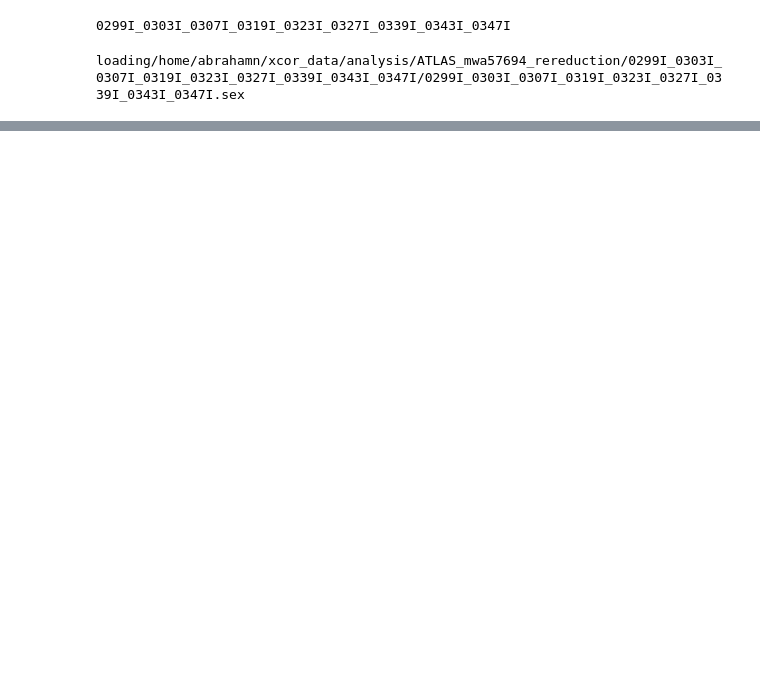
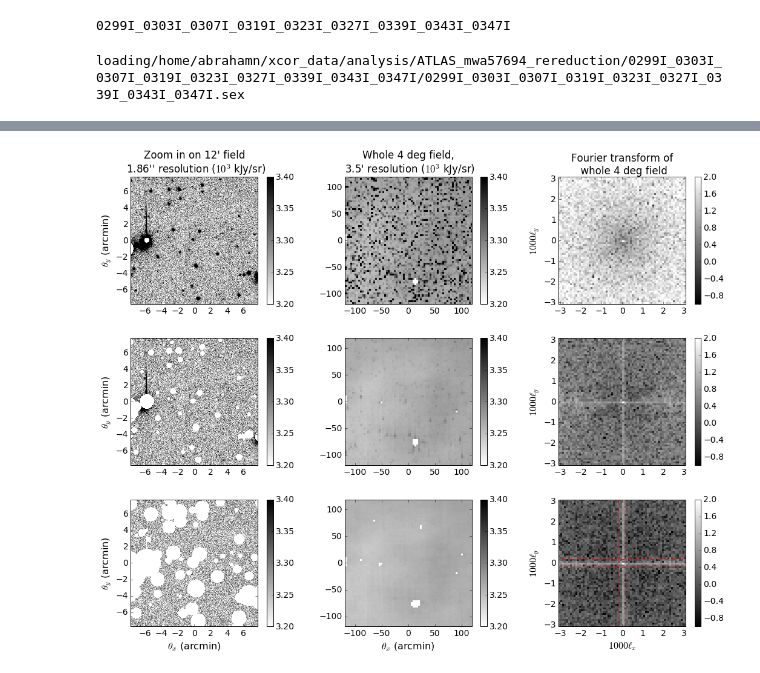
Before and after one commit to abrahamneben/21cmIRxcor, a Jupyter notebook: better_fg_masking_with_opt_pspec/big_foreground_masking_study.ipynb, the cells around one changed output, grey strips where cells are left out. Drawn from its saved outputs; the diff is of its cells as text; code cells hidden in the pictures; blank space fills up the shorter version.

```diff
--- a/better_fg_masking_with_opt_pspec/big_foreground_masking_study.ipynb
+++ b/better_fg_masking_with_opt_pspec/big_foreground_masking_study.ipynb
@@ -367,19 +402,0 @@ plt.ylabel('$\Delta(\ell)$ (kJy/sr)')
-# %%
-plt.figure(figsize=(15,20))
-
-num_paramsets = len(lbins_pspec_img_zoom_list)
-for i in range(num_paramsets):
-    lbins,pspec,img_kjy_per_sr_meansub,masked_img_zoom = lbins_pspec_img_zoom_list[num_paramsets-i-1]
-
-    plt.subplot(num_paramsets,3,3*i+1)
-    plt.imshow(masked_img_zoom[200:700,200:700],vmin=360,vmax=380,interpolation='nearest',cmap='gray_r')
-    plt.colorbar()
-
-    plt.subplot(num_paramsets,3,3*i+2)
-    plt.imshow(img_kjy_per_sr_meansub,interpolation='nearest',cmap='bwr')
-    plt.colorbar()
-
-    plt.subplot(num_paramsets,3,3*i+3)
-    plt.imshow(np.log10(np.abs(np.fft.fftshift(np.fft.fft2(img_kjy_per_sr_meansub)))),\
-               interpolation='nearest',cmap='gray',vmin=1,vmax=4)
-    plt.colorbar()
@@ -387,0 +403,67 @@ for i in range(num_paramsets):
+# %%
+plt.figure(figsize=(15,15))
+
+magzpt,exp_time_sec = 20.56,30
+dtheta_rad = asec_per_pixel/3600.*np.pi/180
+adu2kjy_per_sr = 3.631*(10**(-magzpt/2.5))/exp_time_sec/dtheta_rad**2
+
+num_paramsets = len(lbins_pspec_img_zoom_list)
+for i in range(num_paramsets-1):
+    lbins,pspec,img_kjy_per_sr,img_kjy_per_sr_meansub_ft,masked_img_zoom = lbins_pspec_img_zoom_list[num_paramsets-i-1]
+
+    plt.subplot(num_paramsets,3,3*i+1)
+    d=500
+    plt.imshow(adu2kjy_per_sr*masked_img_zoom[200:200+d,200:200+d]/1.e3,interpolation='nearest',cmap='gray_r',rasterized=True,\
+              vmin=3.2,vmax=3.4,extent=[-asec_per_pixel/60*d/2,asec_per_pixel/60*d/2,-asec_per_pixel/60*d/2,asec_per_pixel/60*d/2])
+    cbar = plt.colorbar()
+    cbar.set_ticks(3.2+.05*np.arange(5))
+    plt.ylabel('$\\theta_y$ (arcmin)',fontsize=16)
+    if i == 2: plt.xlabel('$\\theta_x$ (arcmin)',fontsize=16)
+    if i == 0: plt.title('Zoom in on 12\' field\n 1.86\'\' resolution ($10^3$ kJy/sr)')
+
+
+    plt.subplot(num_paramsets,3,3*i+2)
+    n_coarse = img_kjy_per_sr.shape[0]
+    dtheta_coarse_amin = 3.5
+    dtheta_coarse_rad = dtheta_coarse_amin/60.*np.pi/180
+    plt.imshow(img_kjy_per_sr/1.e3,interpolation='nearest',cmap='gray_r',vmin=3.2,vmax=3.4,rasterized=True,\
+              extent=[-dtheta_coarse_amin*n_coarse/2,dtheta_coarse_amin*n_coarse/2,-dtheta_coarse_amin*n_coarse/2,dtheta_coarse_amin*n_coarse/2])
+    cbar = plt.colorbar()
+    cbar.set_ticks(3.2+.05*np.arange(5))
+    if i == 2: plt.xlabel('$\\theta_x$ (arcmin)',fontsize=16)
+    if i == 0: plt.title('Whole 4 deg field,\n 3.5\' resolution ($10^3$ kJy/sr)')
+
+
+    plt.subplot(num_paramsets,3,3*i+3)
+    pspec_norm = (dtheta_coarse_rad**2)/(n_coarse**2)
+    img_kjy_per_sr_meansub = array(img_kjy_per_sr)
+    img_kjy_per_sr_meansub[img_kjy_per_sr_meansub!=0] -= np.mean(img_kjy_per_sr_meansub[img_kjy_per_sr_meansub!=0])
+    pspec2d = np.abs(np.fft.fft2(img_kjy_per_sr_meansub))**2*pspec_norm
+
+    lvals = fft.fftfreq(n_coarse)*2*pi/dtheta_coarse_rad # ell values
+    dl = np.abs(lvals[1]-lvals[0])
+    print('\ndl = %d'%(lvals[1]-lvals[0]))
+    lxgrid,lygrid = meshgrid(lvals,lvals)
+    lmaggrid = sqrt(lxgrid**2+lygrid**2)
+    delta = np.fft.fftshift(sqrt(lmaggrid**2*pspec2d/(2*pi)))
+
+    plt.imshow(np.log10(delta),vmin=-1,vmax=2,rasterized=True,\
+               interpolation='nearest',cmap='gray',extent=[-n_coarse/2*dl/1.e3,n_coarse/2*dl/1.e3,-n_coarse/2*dl/1.e3,n_coarse/2*dl/1.e3])
+    if i == 0: plt.title('Fourier transform of\n whole 4 deg field')
+    plt.ylabel('$1000\ell_y$',fontsize=16)
+    if i == 2: plt.xlabel('$1000\ell_x$',fontsize=16)
+    plt.colorbar()
+
+    if i == 2:
+        s = 'r--'
+        plt.plot([-2*dl/1.e3,-2*dl/1.e3],[-5,5],s)
+        plt.plot([2*dl/1.e3,2*dl/1.e3],[-5,5],s)
+        plt.plot([-5,5],[-2*dl/1.e3,-2*dl/1.e3],s)
+        plt.plot([-5,5],[2*dl/1.e3,2*dl/1.e3],s)
+
+    plt.xlim([-n_coarse/2*dl/1.e3,n_coarse/2*dl/1.e3])
+    plt.ylim([-n_coarse/2*dl/1.e3,n_coarse/2*dl/1.e3])
+
+plt.tight_layout()
+plt.savefig('big_foreground_masking_study.pdf',bbox_inches='tight')
+# %% [output]
@@ -387,0 +474 @@ for i in range(num_paramsets):
+[figure, added]
```
Also changed, not shown: parts of 14 cells of this notebook, 3 other files.
